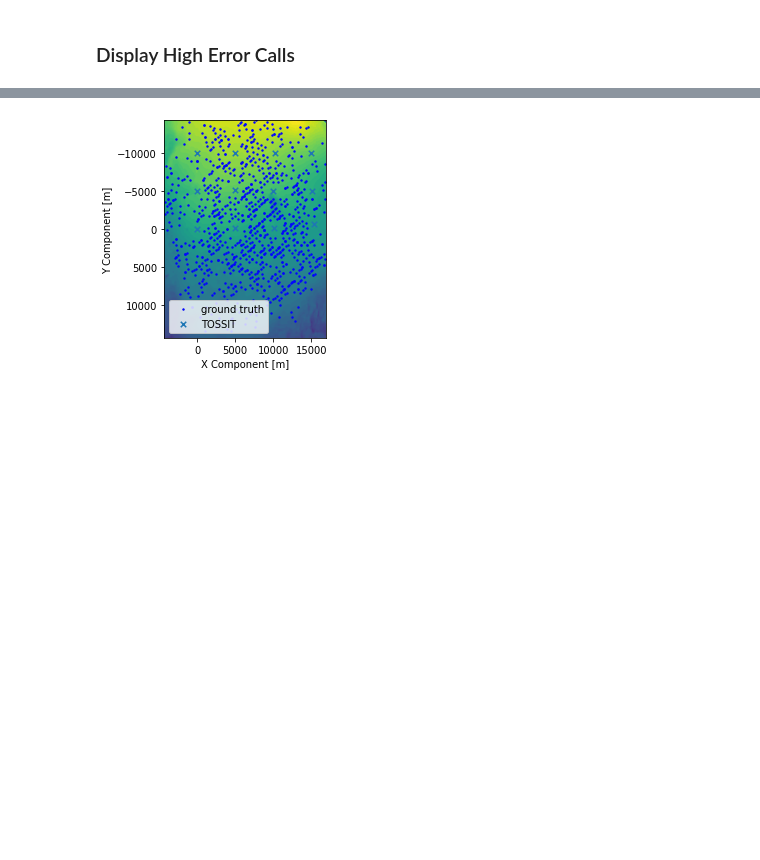
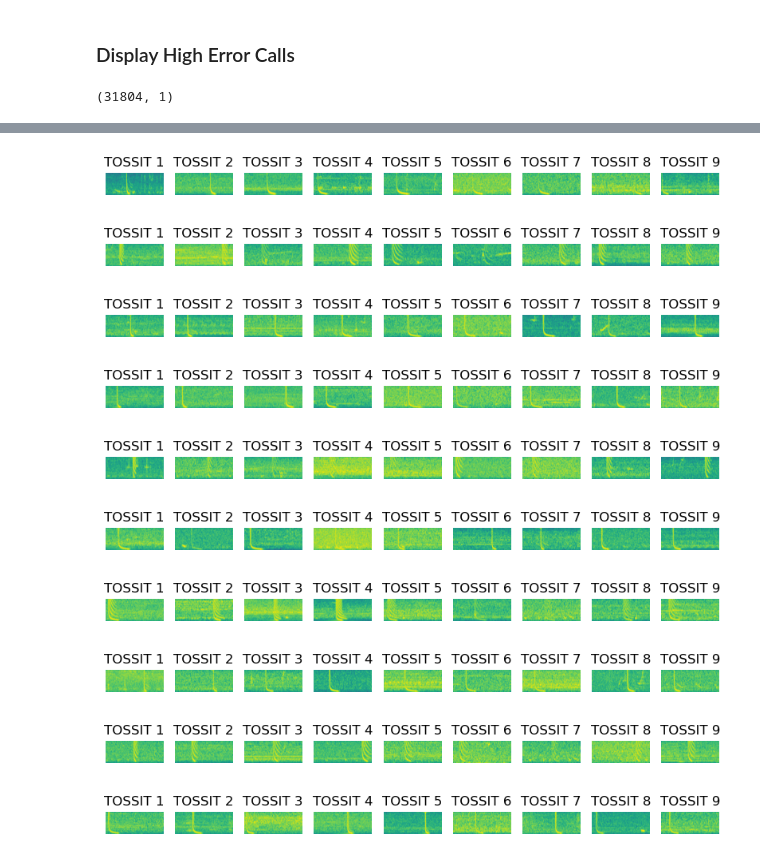
Before and after one commit to whoi-mars/Whale-Gunshot-Localization, a Jupyter notebook: evaluate/evaluate_location_prediction_and_classify.ipynb, the cells around one changed output, grey strips where cells are left out. Drawn from its saved outputs; the diff is of its cells as text; code cells hidden in the pictures; blank space fills up the shorter version.

```diff
--- a/evaluate/evaluate_location_prediction_and_classify.ipynb
+++ b/evaluate/evaluate_location_prediction_and_classify.ipynb
@@ -208,7 +208,7 @@ def localize(r_p, c_p, c_t, method):
 
     # initialize localization object
     if method == 'least-squares':
-        ML = MultilaterationOpt(method_thresh=0.99)
+        ML = MultilaterationOpt(method_thresh=0.95)
     elif method == 'grid':
         ML = MultilaterationGrid()
     else:
@@ -447,13 +469,14 @@ def plot_top_k_error(x_t, y_t, locs, c_t, c_p, dataloader, k=5, highest=True, va
         # make sure dataloader is for simulated data
         assert 'Sim' in type(dataloader.dataset).__name__, "'valid' flag only for simulated data."
 
-        valid_labels = labels[idx,5].astype(int)
+        valid_labels = labels[idx,10].astype(int)
         x_t = x_t[valid_labels == 1,:]
         x_p = x_p[valid_labels == 1,:]
         y_t = y_t[valid_labels == 1,:]
         y_p = y_p[valid_labels == 1,:]
         idx = idx[valid_labels == 1]
 
+    print(x_t.shape)
     ones = np.where(((c_t + c_p) == 2).sum(axis=1) >= 3)[0]
     x_t = x_t[ones]
     x_p = x_p[ones]
@@ -536,8 +559,9 @@ plot_top_k_error(x_t,
                  c_t,
                  c_p,
                  dl[split],
-                 highest=False,
-                 k=1000,
+                 highest=True,
+                 k=10,
                  valid=True)
 # %% [output]
+(31804, 1)
 |  | GT-P Distance [m] | Y-Component GT [m] | Y-Component P [m] | Y-Component Abs. Error [m] | X-Component GT [m] | ... |
@@ -549 +578,10 @@ plot_top_k_error(x_t,
-[figure, old version]
+[figure, new version]
+[figure, added]
+[figure, added]
+[figure, added]
+[figure, added]
+[figure, added]
+[figure, added]
+[figure, added]
+[figure, added]
+[figure, added]
```
Also changed, not shown: parts of 4 cells of this notebook.
